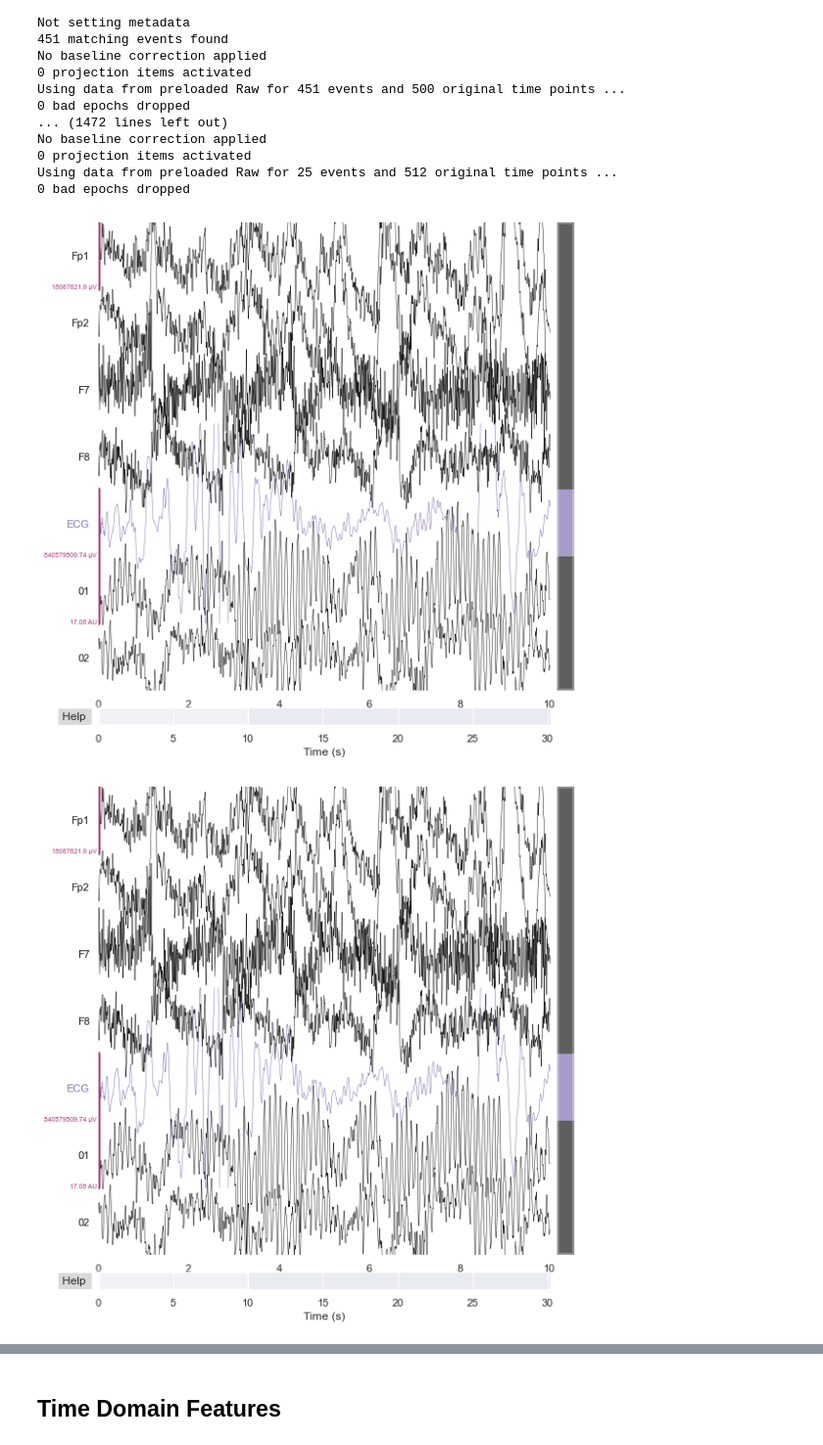
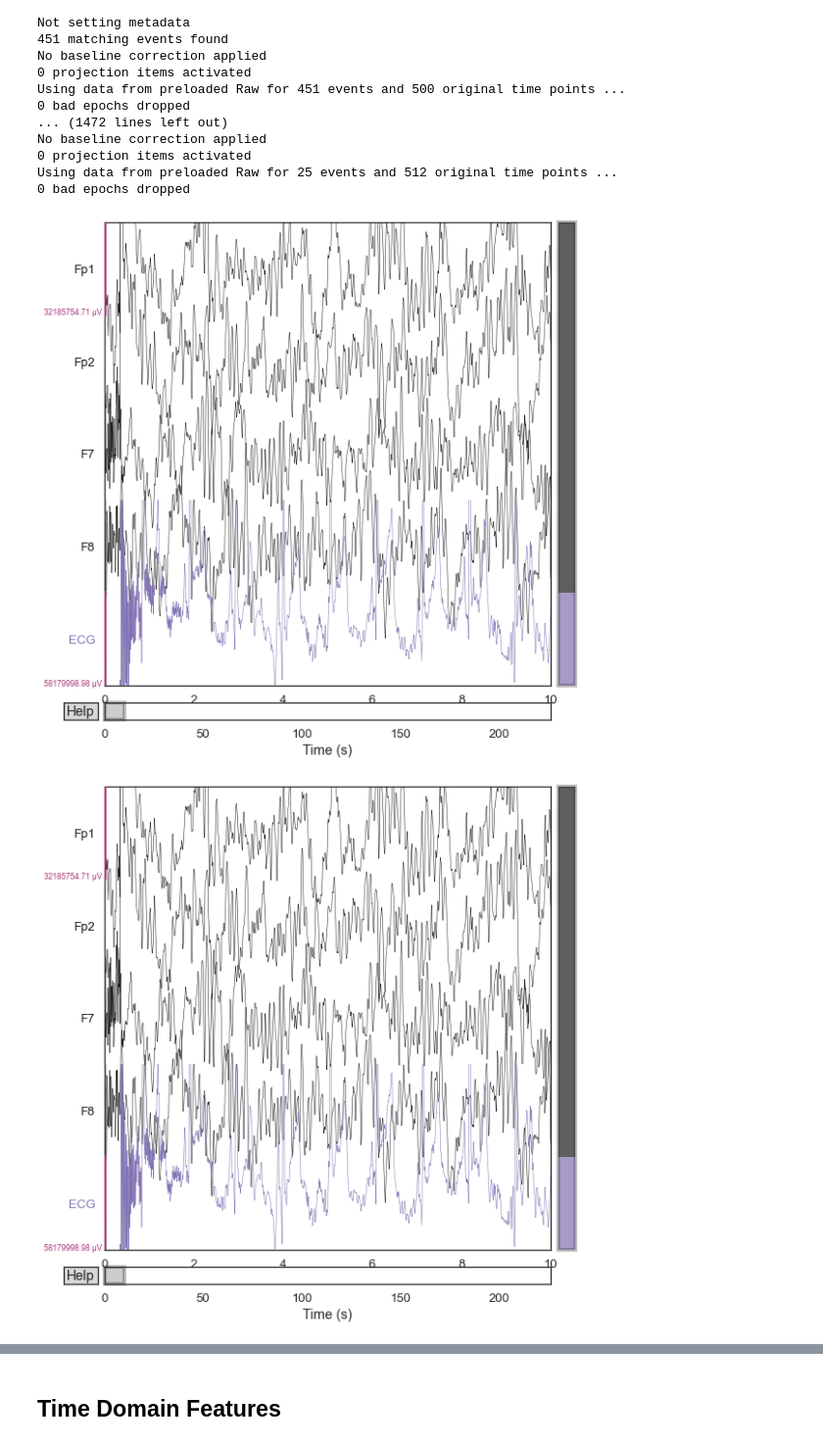
Before and after one commit to elifozkn/EEG-Burst-Suppression-Analysis, a Jupyter notebook: EEG-BS.ipynb, the cells around one changed output, grey strips where cells are left out. Shown at 98% size. Drawn from its saved outputs; the diff is of its cells as text; code cells hidden in the pictures.

```diff
--- a/EEG-BS.ipynb
+++ b/EEG-BS.ipynb
@@ -384,7 +409,7 @@ Designing a one-pass, zero-phase, non-causal highpass filter:
 from mne.preprocessing import ICA
 
 ica = ICA()
-ica.fit(filtered_eeg_india[14])
+ica.fit(filtered_eeg_india[12])
 ica
 # %% [output]
 Fitting ICA to data using 4 channels (please be patient, this may take a while)
@@ -694,8 +719,8 @@ No baseline correction applied
 Using data from preloaded Raw for 25 events and 512 original time points ...
 0 bad epochs dropped
 # %%
-eeg_india[9].plot(scalings= "auto")
+eeg_india[23].plot(scalings= "auto")
 # %% [output]
-[figure, old version]
+[figure, new version]
-[figure, old version]
+[figure, new version]
 # %%
```
Also changed, not shown: parts of 64 cells of this notebook, 3 other files.
